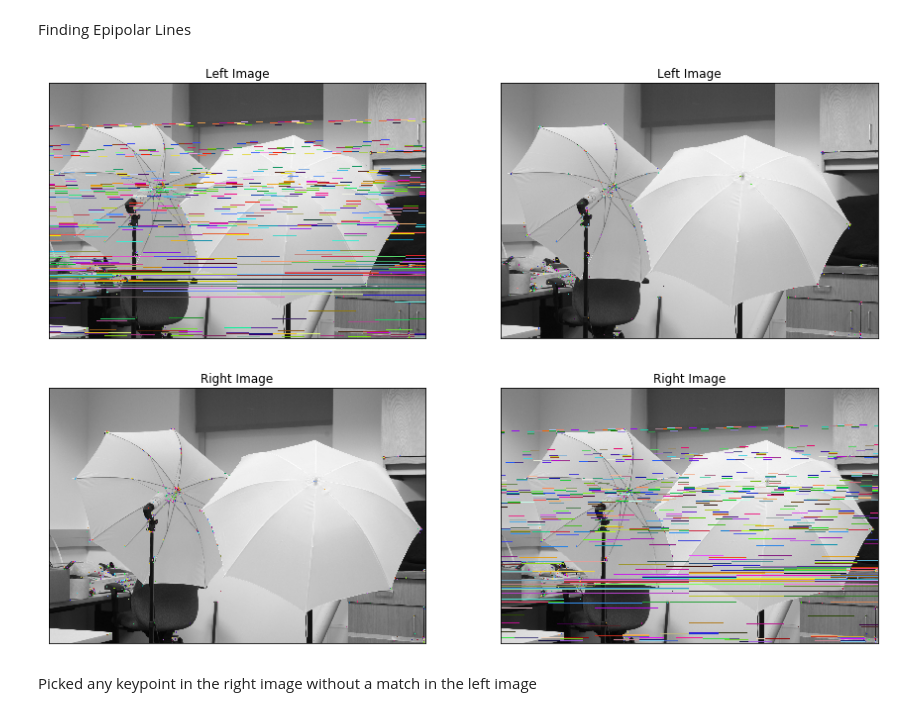
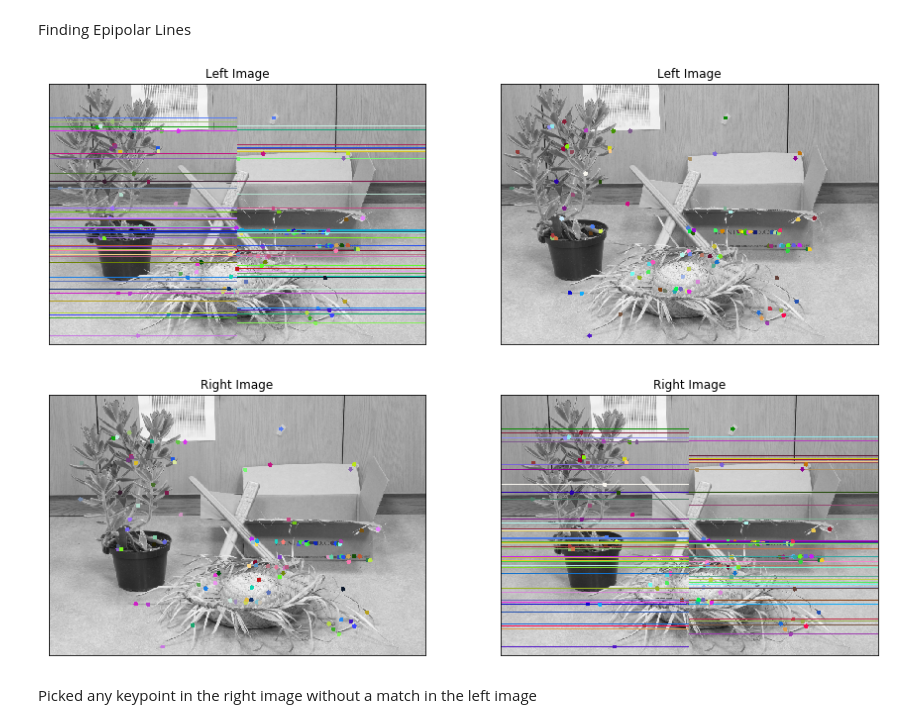
Before and after one commit to bryanjay28/ECSE415, a Jupyter notebook: Assignment3/Epipolar_Geometry.ipynb, the cells around one changed output. Cells and saved outputs as stored; diff of their text form; code cells hidden in the pictures.

```diff
--- a/Assignment3/Epipolar_Geometry.ipynb
+++ b/Assignment3/Epipolar_Geometry.ipynb
@@ -103,8 +92,12 @@ def drawlines(img1, img2, lines, pts1, pts2):
     return img1, img2
 
 # load left and right images
-imgR = cv2.imread("umbrella0.png", cv2.IMREAD_GRAYSCALE)
-imgL = cv2.imread("umbrella1.png", cv2.IMREAD_GRAYSCALE)
+imgR = cv2.imread("swords0.png", cv2.IMREAD_GRAYSCALE)
+imgL = cv2.imread("swords1.png", cv2.IMREAD_GRAYSCALE)
+
+# resize images for fast processing
+imgL = cv2.resize(imgL, None, fx=0.3, fy=0.3)
+imgR = cv2.resize(imgR, None, fx=0.3, fy=0.3)
 
 # the fundamental matrix
 sift = cv2.xfeatures2d.SIFT_create()
@@ -118,13 +111,12 @@ kpR, desR = sift.detectAndCompute(imgR, None)
 # match descriptors (find the best two matches for each descriptor)
 matches = bfMatcher.knnMatch(desL, desR, k=2)
 
-
 # ratio test - store the list of best matches from both images
 good = []
 ptsL = []
 ptsR = []
 for i, (m, n) in enumerate(matches):
-    if m.distance < 0. * n.distance:
+    if m.distance < 0.4 * n.distance:
         good.append(m)
         ptsR.append(kpR[m.trainIdx].pt)
         ptsL.append(kpL[m.queryIdx].pt)
@@ -138,35 +130,35 @@ F, mask = cv2.findFundamentalMat(ptsL, ptsR, cv2.FM_LMEDS)
 ptsL = ptsL[mask.ravel()==1]
 ptsR = ptsR[mask.ravel()==1]
 
 # find epilines
 # Epilines corresponding to points in the first image is drawn on the
 # second image
 linesL = cv2.computeCorrespondEpilines(ptsR, 2, F)
 linesL = linesL.reshape(-1, 3)
 
 # draw lines
 imgL1, imgR1 = drawlines(imgL, imgR, linesL, ptsL, ptsR)
 
 linesR = cv2.computeCorrespondEpilines(ptsL, 1, F)
 linesR = linesR.reshape(-1, 3)
 # draw lines
 imgR2, imgL2 = drawlines(imgR, imgL, linesR, ptsR, ptsL)
 
 # display images
 plt.figure(figsize=(15,15))
 plt.subplot(121), plt.imshow(imgL1, cmap="gray")
 plt.title("Left Image"), plt.xticks([]), plt.yticks([])
 plt.subplot(122), plt.imshow(imgL2, cmap="gray")
 plt.title("Left Image"), plt.xticks([]), plt.yticks([])
 plt.figure(figsize=(15,15))
 plt.subplot(121), plt.imshow(imgR1, cmap="gray")
 plt.title("Right Image"), plt.xticks([]), plt.yticks([])
 plt.subplot(122), plt.imshow(imgR2, cmap="gray")
 plt.title("Right Image"), plt.xticks([]), plt.yticks([])
 plt.show()
 # %% [output]
-[figure, old version]
+[figure, new version]
-[figure, old version]
+[figure, new version]
 # %% [markdown]
 Picked any keypoint in the right image without a match in the left image
 # %%
```
Also changed, not shown: parts of 5 cells of this notebook, 4 other files.
